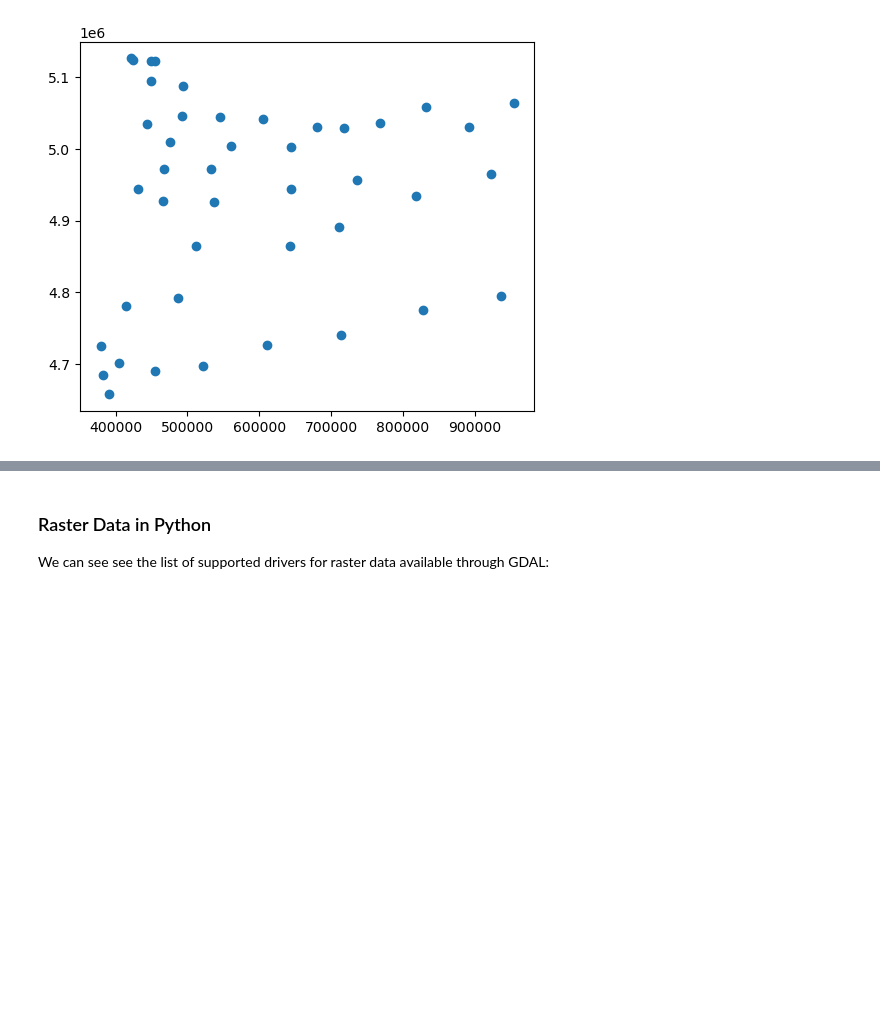
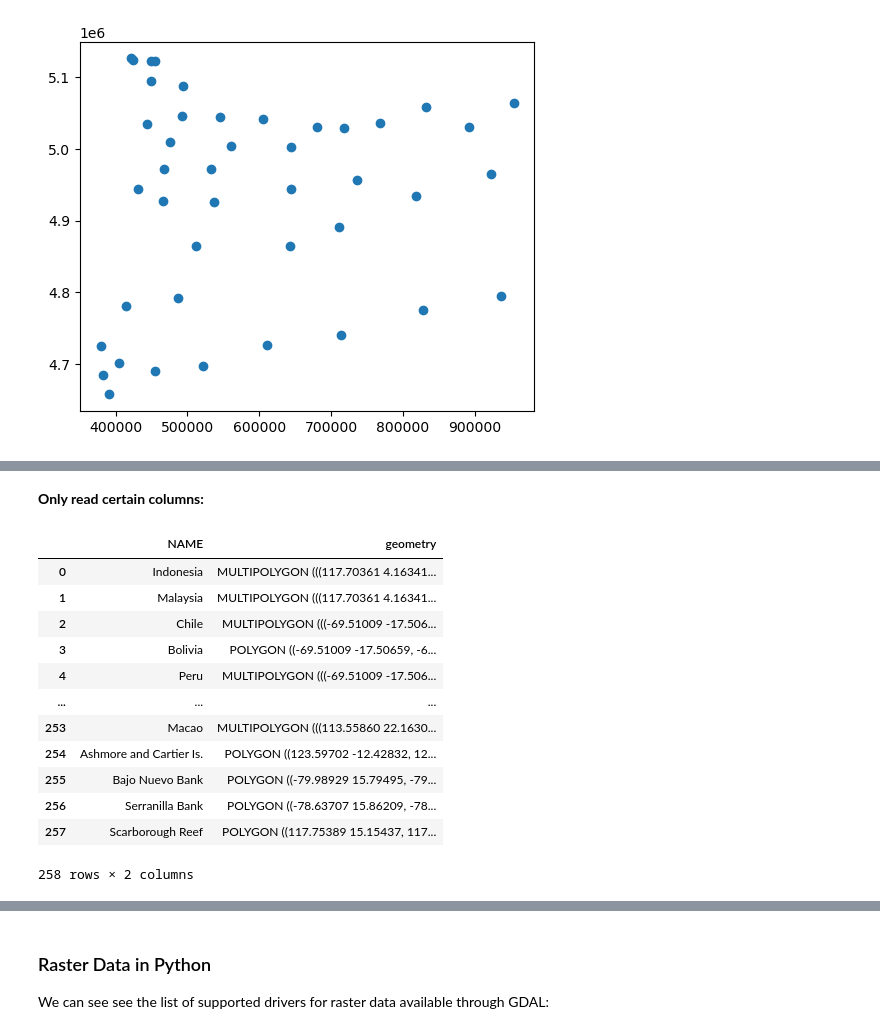
Before and after one commit to mhweber/ICRW8_Geospatial_Workshop, a Jupyter notebook: Slides.ipynb, the cells around one changed output, grey strips where cells are left out. Cells and saved outputs as stored; diff of their text form; code cells hidden in the pictures; blank space fills up the shorter version.

```diff
--- a/Slides.ipynb
+++ b/Slides.ipynb
@@ -223,0 +276,4 @@ pts.plot()
+# %%
+from pyogrio import read_info
+df = 'https://www.naturalearthdata.com/http//www.naturalearthdata.com/download/10m/cultural/ne_10m_admin_0_countries.zip'
+read_info(df)
@@ -223,0 +298,19 @@ pts.plot()
+# %% [markdown]
+**Only read certain columns:**
+# %%
+from pyogrio import read_dataframe
+read_dataframe(df, columns=['NAME'])
+# %% [output]
+|  | NAME | geometry |
+| 0 | Indonesia | MULTIPOLYGON (((117.70361 4.16341... |
+| 1 | Malaysia | MULTIPOLYGON (((117.70361 4.16341... |
+| 2 | Chile | MULTIPOLYGON (((-69.51009 -17.506... |
+| 3 | Bolivia | POLYGON ((-69.51009 -17.50659, -6... |
+| 4 | Peru | MULTIPOLYGON (((-69.51009 -17.506... |
+| ... | ... | ... |
+| 253 | Macao | MULTIPOLYGON (((113.55860 22.1630... |
+| 254 | Ashmore and Cartier Is. | POLYGON ((123.59702 -12.42832, 12... |
+| 255 | Bajo Nuevo Bank | POLYGON ((-79.98929 15.79495, -79... |
+| 256 | Serranilla Bank | POLYGON ((-78.63707 15.86209, -78... |
+| 257 | Scarborough Reef | POLYGON ((117.75389 15.15437, 117... |
+258 rows × 2 columns
```
Also changed, not shown: parts of 18 cells of this notebook, 2 other files.
